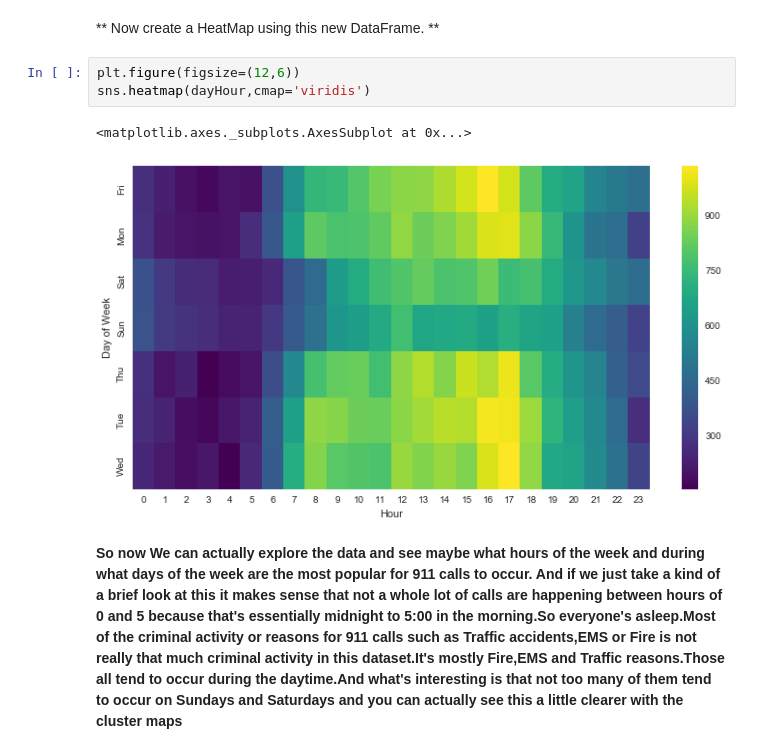
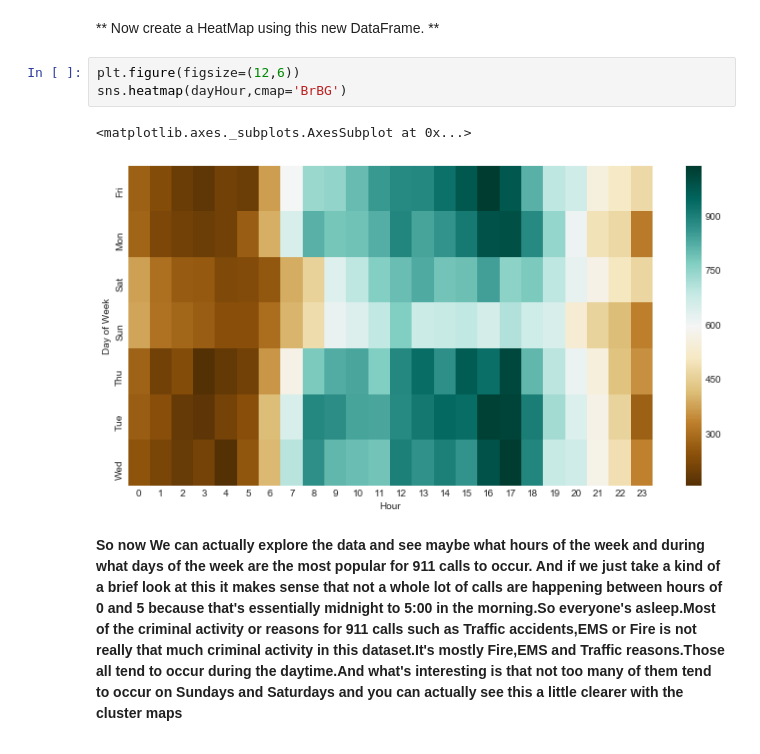
Before and after one commit to yogishkanangi/911-Emer-Capst, a Jupyter notebook: Emergency - 911 Calls Data Capstone Project.ipynb, the cells around one changed output. Cells and saved outputs as stored; diff of their text form.

```diff
--- a/Emergency - 911 Calls Data Capstone Project.ipynb
+++ b/Emergency - 911 Calls Data Capstone Project.ipynb
@@ -244,10 +244,10 @@ dayHour.head()
 ** Now create a HeatMap using this new DataFrame. **
 # %%
 plt.figure(figsize=(12,6))
-sns.heatmap(dayHour,cmap='viridis')
+sns.heatmap(dayHour,cmap='BrBG')
 # %% [output]
 <matplotlib.axes._subplots.AxesSubplot at 0x...>
-[figure, old version]
+[figure, new version]
 # %% [markdown]
 **So now We can actually explore the data and see maybe what hours of the week and during what days of the week are the most popular for 911 calls to occur. And if we just take a kind of a brief look at this it makes sense that not a whole lot of calls are happening between hours of 0 and 5 because that's essentially midnight to 5:00 in the morning.So everyone's asleep.Most of the criminal activity or reasons for 911 calls such as Traffic accidents,EMS or Fire is not really that much criminal activity in this dataset.It's mostly Fire,EMS and Traffic reasons.Those all tend to occur during the daytime.And what's interesting is that not too many of them tend to occur on Sundays and Saturdays and you can actually see this a little clearer with the cluster maps**
 # %% [markdown]
```
Also changed, not shown: parts of 35 cells of this notebook.
